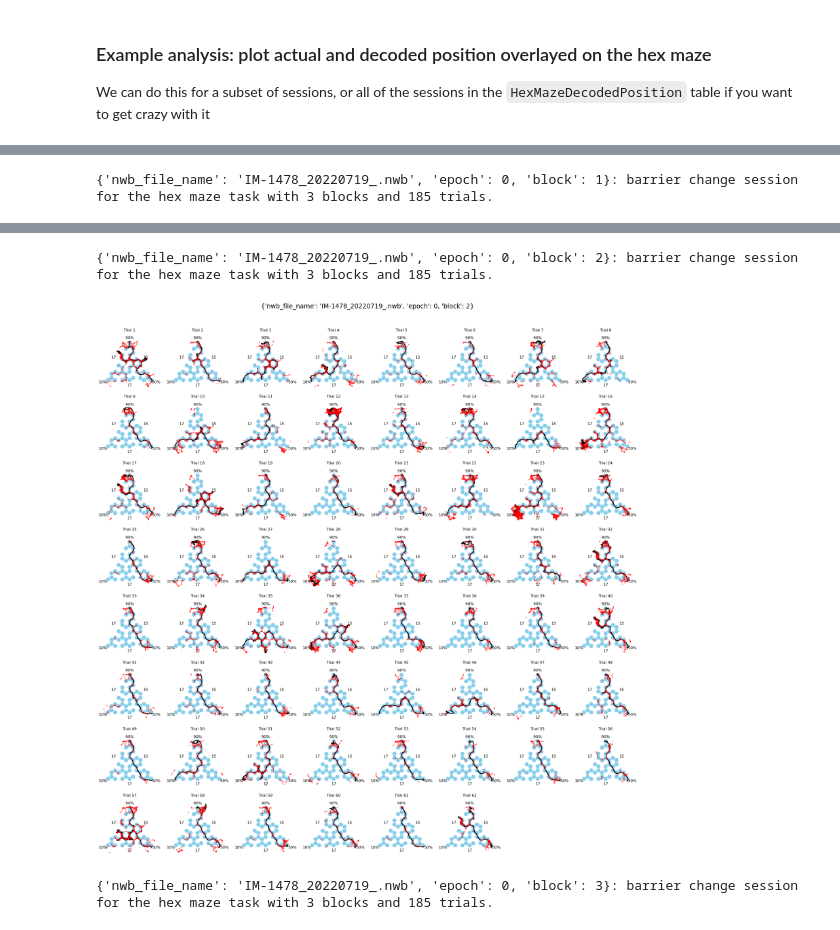
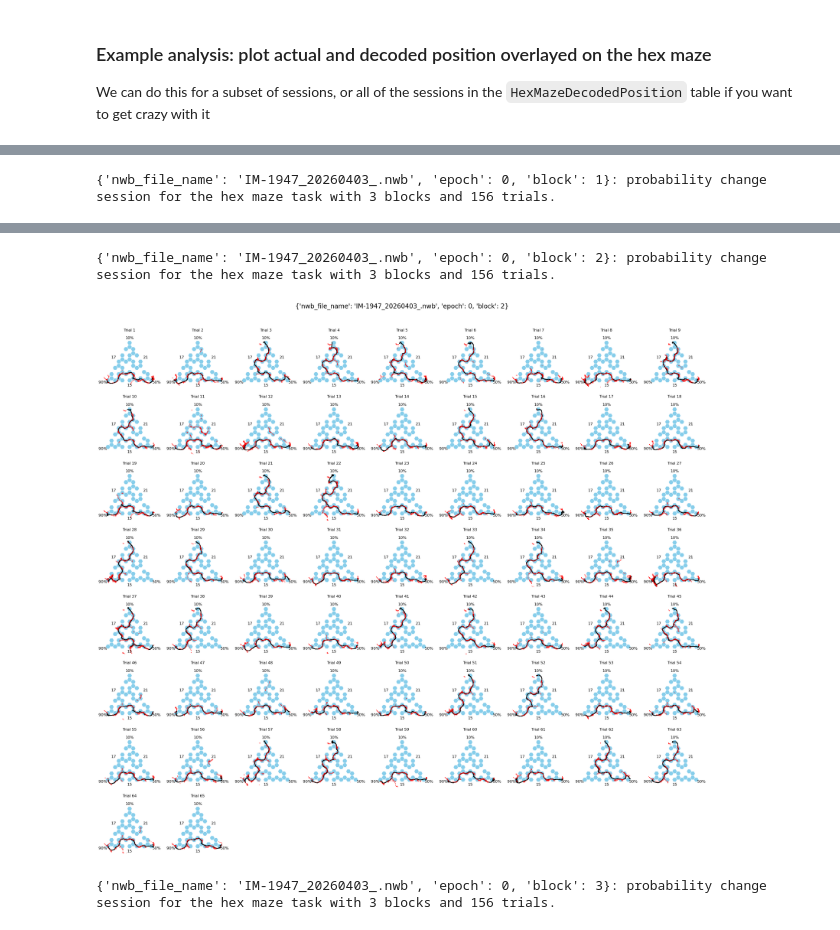
Before and after one commit to calderast/Hex-maze-spyglass, a Jupyter notebook: notebooks/Hex_Maze_Decode_Tables.ipynb, the cells around one changed output, grey strips where cells are left out. Saved outputs shown, nothing was run; the diff lists cells and outputs as text; code cells hidden in the pictures.

```diff
--- a/notebooks/Hex_Maze_Decode_Tables.ipynb
+++ b/notebooks/Hex_Maze_Decode_Tables.ipynb
@@ -41,7 +45,7 @@ from spyglass_hexmaze.hex_maze_decoding import (
 )
 
 # Make sure the session exists in the hex maze tables
-nwb_file_name = "IM-1478_20220719_.nwb"
+nwb_file_name = "IM-1947_20260403_.nwb"
 display(HexMazeBlock() & {"nwb_file_name": nwb_file_name})
 # %% [output]
 | nwb_file_name name of the NWB file | epoch the session epoch for this ... | block the block number within the... | config_id maze configuration as a... | interval_list_name descriptive na... | ... |
@@ -107,7 +111,7 @@ Total: 18
 
 `decoding_merge_id` is the `merge_id` that points to the `DecodingOutput` entry you want to use
 # %%
-decode_key = {"nwb_file_name": nwb_file_name} # can add other info like encoding_interval, decoding_interval, etc
+decode_key = {"nwb_file_name": nwb_file_name, "decoding_interval": "00_r1"} # can add other info like encoding_interval, decoding_interval, etc
 
 all_decodes_for_this_nwb = DecodingOutput.merge_get_part(decode_key, multi_source=True)
 print("\nAll entries for this nwb in DecodingOutput:")
@@ -354,7 +353,7 @@ for key in (HexMazeBlock() & decode_keys).fetch("KEY", order_by="nwb_file_name,
         pred = df_trial[
             (df_trial["spatial_cov"] < spatial_cov_threshold) &
             (df_trial["speed"] > speed_threshold) &
-            (df_trial["decode_distance"] < decode_distance_threshold)
+            (df_trial["decode_distance"] > decode_distance_threshold)
         ]
         # Plot decoded position for this trial in red
         axes[i].scatter(pred["decode_position_x"], pred["decode_position_y"], s=1, alpha=0.3, color="red")
@@ -366,4 +365,4 @@ for key in (HexMazeBlock() & decode_keys).fetch("KEY", order_by="nwb_file_name,
     plt.tight_layout()
     plt.show()
 # %% [output]
-{'nwb_file_name': 'IM-1478_20220719_.nwb', 'epoch': 0, 'block': 1}: barrier change session for the hex maze task with 3 blocks and 185 trials.
+{'nwb_file_name': 'IM-1947_20260403_.nwb', 'epoch': 0, 'block': 1}: probability change session for the hex maze task with 3 blocks and 156 trials.
@@ -371,3 +370,3 @@ for key in (HexMazeBlock() & decode_keys).fetch("KEY", order_by="nwb_file_name,
-{'nwb_file_name': 'IM-1478_20220719_.nwb', 'epoch': 0, 'block': 2}: barrier change session for the hex maze task with 3 blocks and 185 trials.
+{'nwb_file_name': 'IM-1947_20260403_.nwb', 'epoch': 0, 'block': 2}: probability change session for the hex maze task with 3 blocks and 156 trials.
-[figure, old version]
+[figure, new version]
-{'nwb_file_name': 'IM-1478_20220719_.nwb', 'epoch': 0, 'block': 3}: barrier change session for the hex maze task with 3 blocks and 185 trials.
+{'nwb_file_name': 'IM-1947_20260403_.nwb', 'epoch': 0, 'block': 3}: probability change session for the hex maze task with 3 blocks and 156 trials.
```
Also changed, not shown: parts of 9 cells of this notebook, 4 other files.
